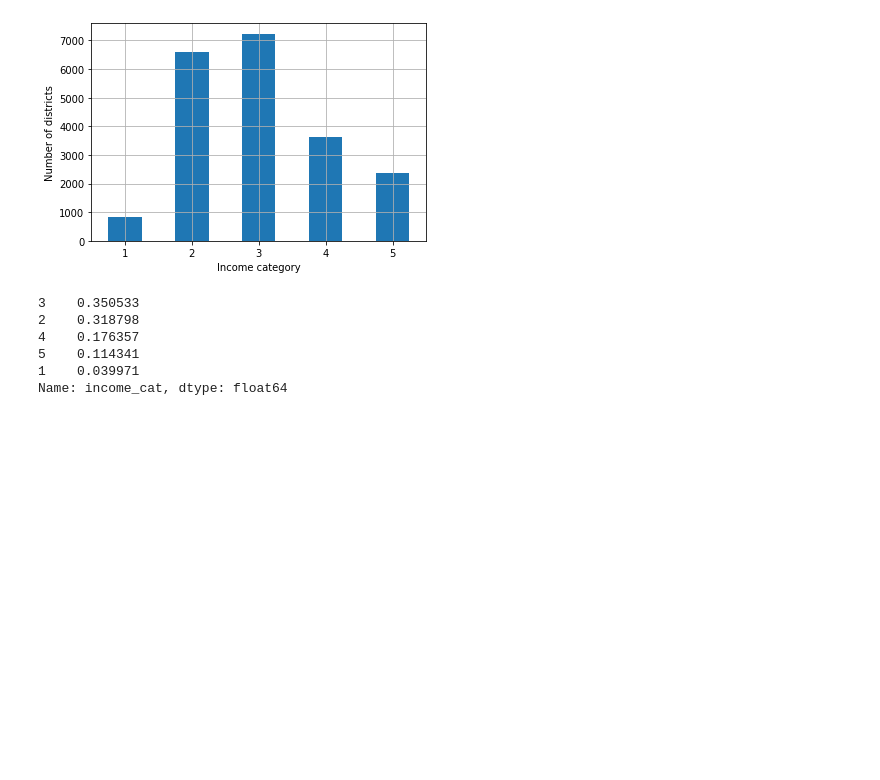
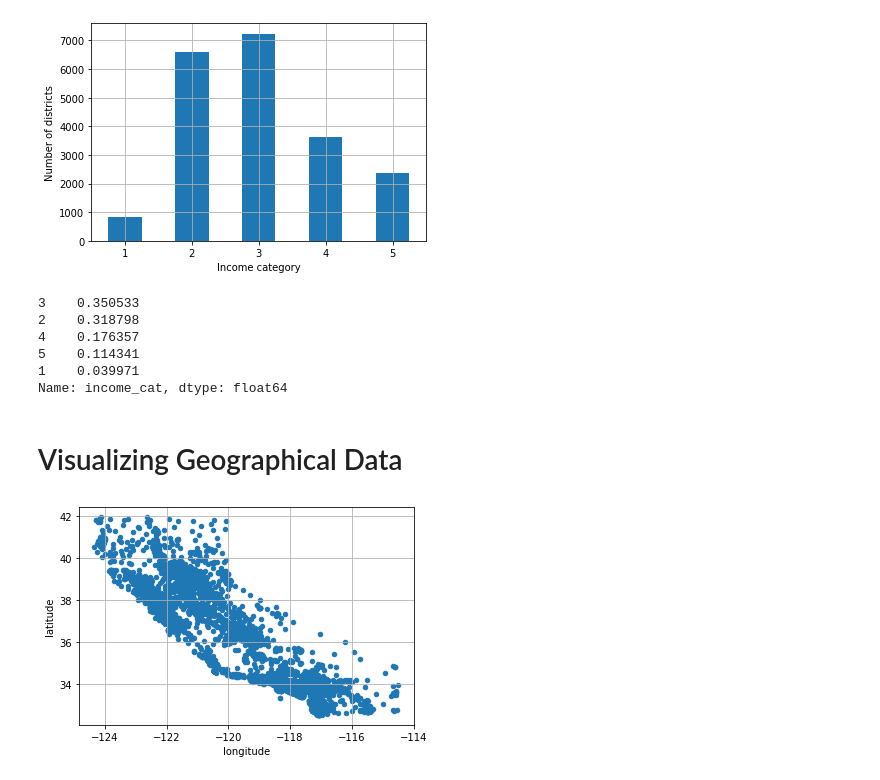
Before and after one commit to Vineet2102/House_Price_Prediction, a Jupyter notebook: house-price-prediction.ipynb, the cells around one changed output. Saved outputs shown, nothing was run; the diff lists cells and outputs as text; code cells hidden in the pictures; blank space fills up the shorter version.

```diff
--- a/house-price-prediction.ipynb
+++ b/house-price-prediction.ipynb
@@ -178,3 +180,15 @@ Name: income_cat, dtype: float64
 # %%
 for set_ in (strat_train_set, strat_test_set):
     set_.drop('income_cat', axis=1, inplace=True)
+# %%
+# since we are going to experiment with various transformations on the full training set
+# we should make a copy of it to revert back changes
+housing = strat_train_set.copy()
+# %% [markdown]
+# Visualizing Geographical Data
+# %%
+# since data is geographical ie it has lat and long we create a scatterplot
+housing.plot(kind='scatter',x='longitude',y='latitude',grid=True)
+plt.show()
+# %% [output]
+[figure, added]
```
Also changed, not shown: parts of 9 cells of this notebook.
